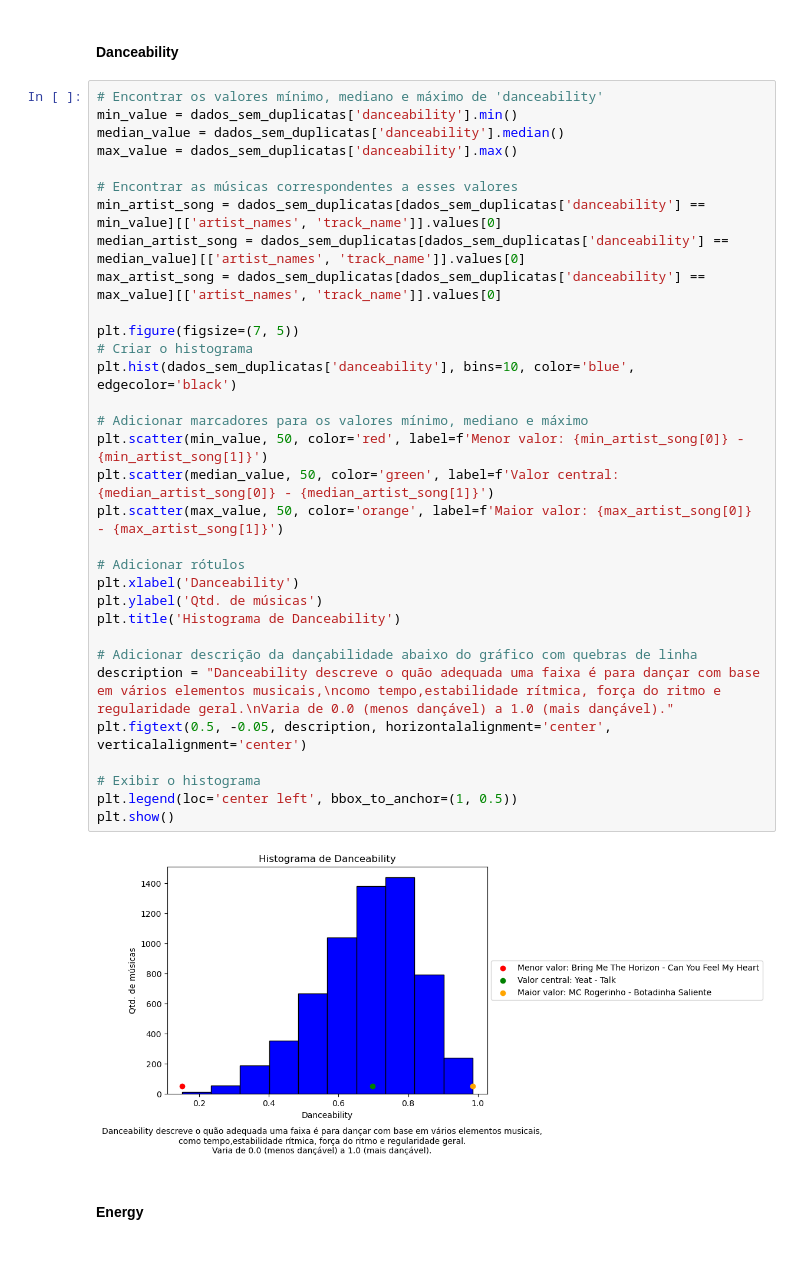
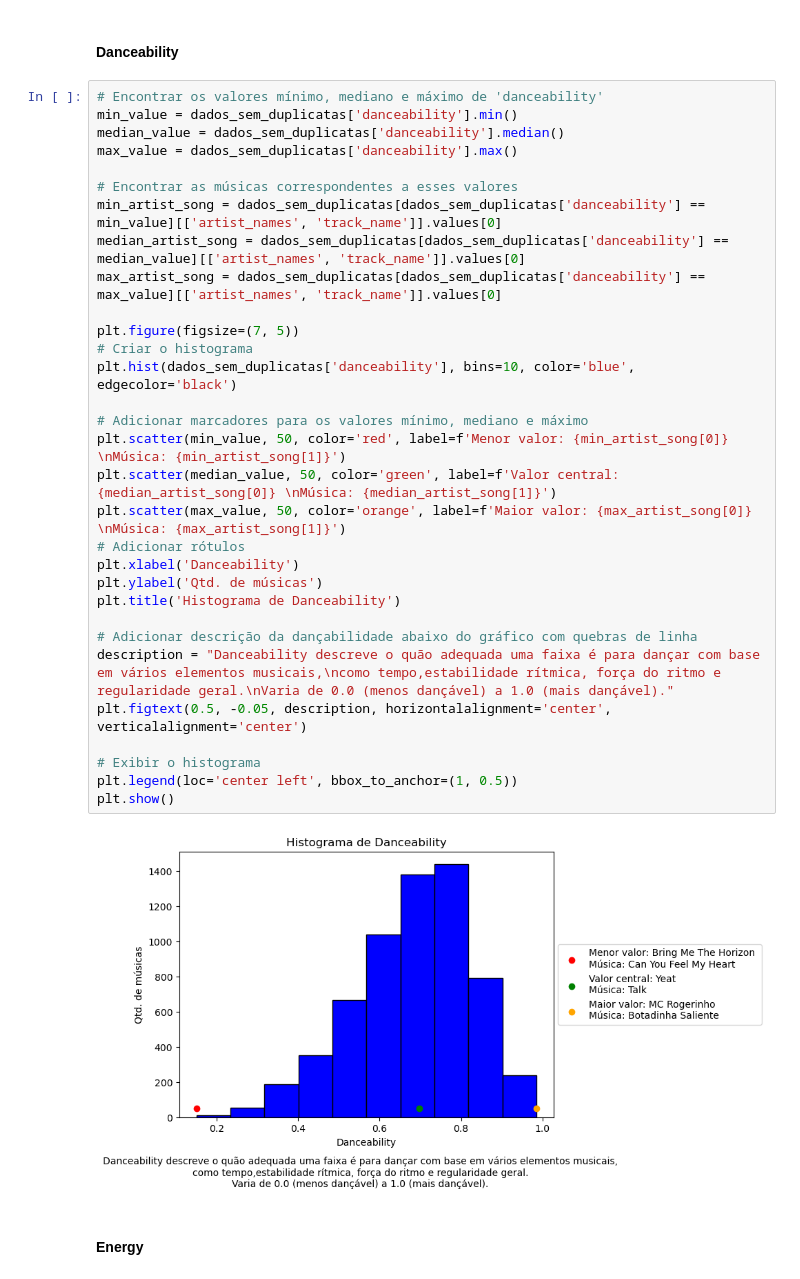
Before and after one commit to EandroC/ExplorandoPrincipaisMusicasDoSpotify, a Jupyter notebook: Analise.ipynb, the cells around one changed output. Drawn from its saved outputs; the diff is of its cells as text.

Commit message:
Ajustando legendas dos gráficos de atributos musicais

```diff
--- a/Analise.ipynb
+++ b/Analise.ipynb
@@ -444,37 +444,36 @@ plt.show()
 # %%
 # Encontrar os valores mínimo, mediano e máximo de 'danceability'
 min_value = dados_sem_duplicatas['danceability'].min()
 median_value = dados_sem_duplicatas['danceability'].median()
 max_value = dados_sem_duplicatas['danceability'].max()
 
 # Encontrar as músicas correspondentes a esses valores
 min_artist_song = dados_sem_duplicatas[dados_sem_duplicatas['danceability'] == min_value][['artist_names', 'track_name']].values[0]
 median_artist_song = dados_sem_duplicatas[dados_sem_duplicatas['danceability'] == median_value][['artist_names', 'track_name']].values[0]
 max_artist_song = dados_sem_duplicatas[dados_sem_duplicatas['danceability'] == max_value][['artist_names', 'track_name']].values[0]
 
 plt.figure(figsize=(7, 5))
 # Criar o histograma
 plt.hist(dados_sem_duplicatas['danceability'], bins=10, color='blue', edgecolor='black')
 
 # Adicionar marcadores para os valores mínimo, mediano e máximo
-plt.scatter(min_value, 50, color='red', label=f'Menor valor: {min_artist_song[0]} - {min_artist_song[1]}')
-plt.scatter(median_value, 50, color='green', label=f'Valor central: {median_artist_song[0]} - {median_artist_song[1]}')
-plt.scatter(max_value, 50, color='orange', label=f'Maior valor: {max_artist_song[0]} - {max_artist_song[1]}')
-
+plt.scatter(min_value, 50, color='red', label=f'Menor valor: {min_artist_song[0]} \nMúsica: {min_artist_song[1]}')
+plt.scatter(median_value, 50, color='green', label=f'Valor central: {median_artist_song[0]} \nMúsica: {median_artist_song[1]}')
+plt.scatter(max_value, 50, color='orange', label=f'Maior valor: {max_artist_song[0]} \nMúsica: {max_artist_song[1]}')
 # Adicionar rótulos
 plt.xlabel('Danceability')
 plt.ylabel('Qtd. de músicas')
 plt.title('Histograma de Danceability')
 
 # Adicionar descrição da dançabilidade abaixo do gráfico com quebras de linha
 description = "Danceability descreve o quão adequada uma faixa é para dançar com base em vários elementos musicais,\ncomo tempo,estabilidade rítmica, força do ritmo e regularidade geral.\nVaria de 0.0 (menos dançável) a 1.0 (mais dançável)."
 plt.figtext(0.5, -0.05, description, horizontalalignment='center', verticalalignment='center')
 
 # Exibir o histograma
 plt.legend(loc='center left', bbox_to_anchor=(1, 0.5))
 plt.show()
 # %% [output]
-[figure, old version]
+[figure, new version]
 # %% [markdown]
 #### Energy
 # %%
```
Also changed, not shown: parts of 7 cells of this notebook.
